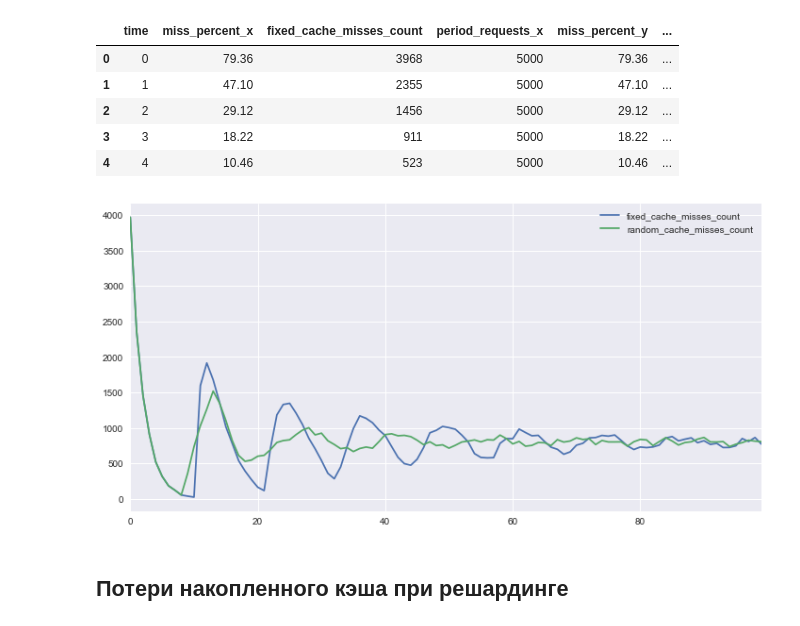
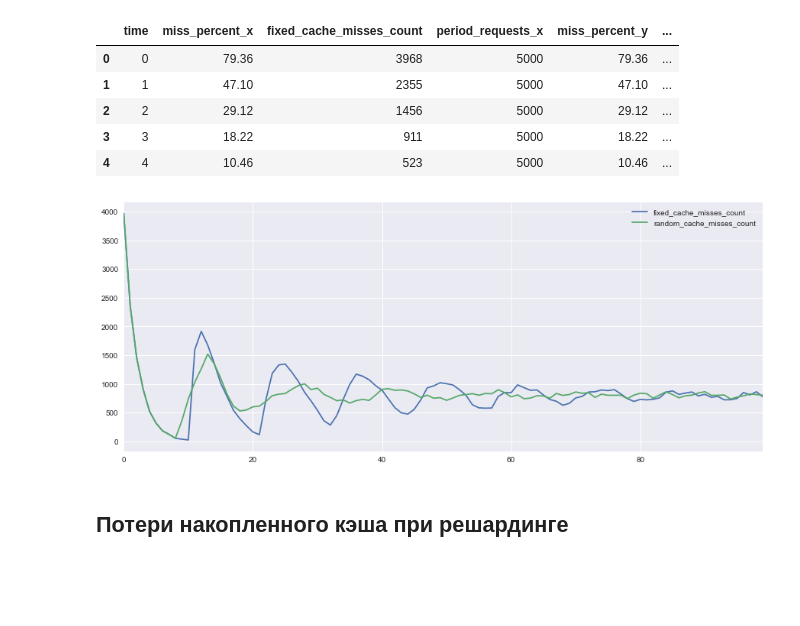
Before and after one commit to pryazhnikov/cache-simulations, a Jupyter notebook: visualization.ipynb, the cells around one changed output. Drawn from its saved outputs; the diff is of its cells as text; code cells hidden in the pictures; blank space fills up the shorter version.

Commit message:
Cold start peak visualization resize

```diff
--- a/visualization.ipynb
+++ b/visualization.ipynb
@@ -39,10 +39,10 @@ df_peak_combined.head()
 | 3 | 3 | 18.22 | 911 | 5000 | 18.22 | ... |
 | 4 | 4 | 10.46 | 523 | 5000 | 10.46 | ... |
 # %%
-df_peak_combined[['fixed_cache_misses_count', 'random_cache_misses_count']].plot(legend=True, figsize=(12, 6))
+df_peak_combined[['fixed_cache_misses_count', 'random_cache_misses_count']].plot(legend=True, figsize=(15, 6))
 plt.show()
 # %% [output]
-[figure, old version]
+[figure, new version]
 # %% [markdown]
 ## Потери накопленного кэша при решардинге
 # %%
```
Also changed, not shown: 1 other file.
